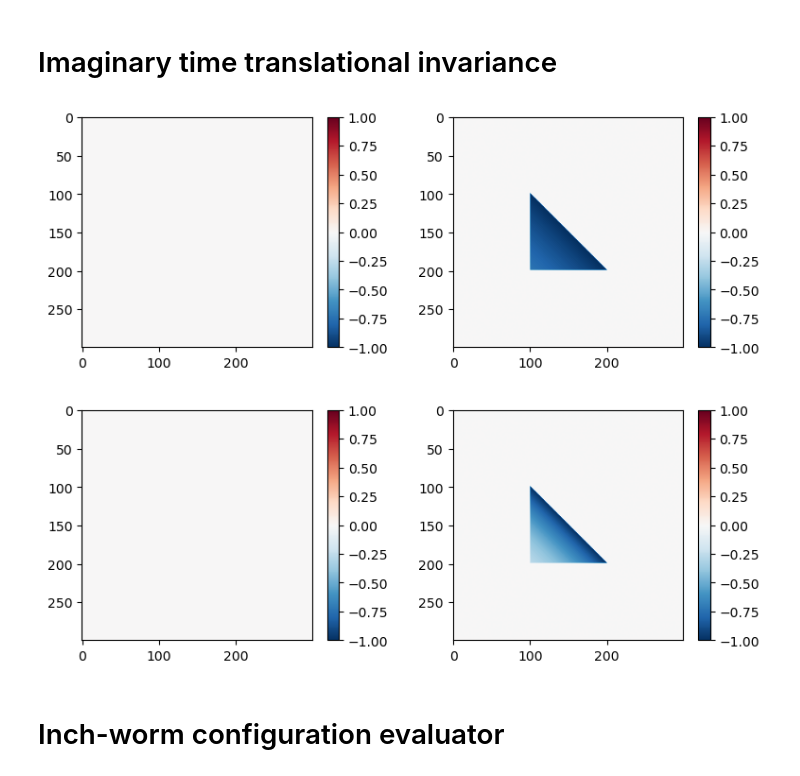
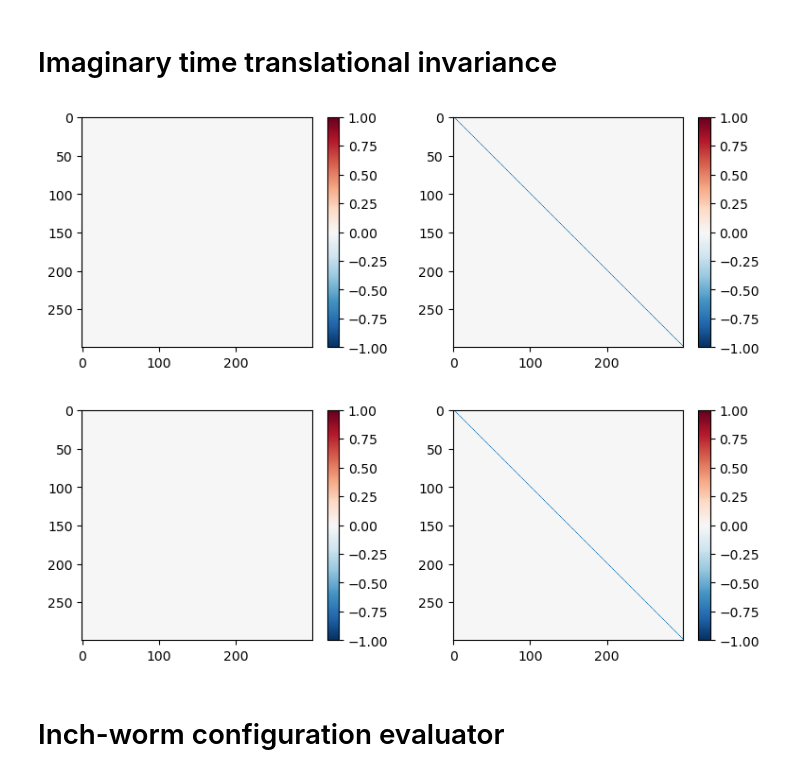
Before and after one commit to krivenko/QInchworm.jl, a Jupyter notebook: experiments/First order inch.ipynb, the cells around one changed output. Saved outputs shown, nothing was run; the diff lists cells and outputs as text; code cells hidden in the pictures.

```diff
--- a/experiments/First order inch.ipynb
+++ b/experiments/First order inch.ipynb
@@ -183,21 +163,0 @@ end;
-# %%
-"""Set all time translation invariant values of the Matsubara branch"""
-function set_matsubara(g, grid, τ, value)
-
-    tau_grid = grid[kd.imaginary_branch]
-    τ_0 = tau_grid[1]
-    τ_beta = tau_grid[end]
-
-    sidx = τ.idx
-    eidx = τ_beta.idx
-
-    #println("sidx, eidx = $sidx, $eidx")
-
-    for τ_1 in grid[sidx:eidx]
-        #i1 = τ_beta.idx - (τ_2.idx - τ_0.idx)
-        i1 = τ_1.idx
-        i2 = τ_0.idx + τ_1.idx - τ.idx
-        #println("i1, i2 = $(i1) $(i2)")
-        g[i1, i2] = value
-    end
-end;
@@ -223,9 +164,13 @@ end
 # %%
+import QInchworm.ppgf: set_matsubara, set_ppgf_initial_conditions
+
+set_ppgf_initial_conditions(G)
+
 plt.figure(); plot2d(G[1].data[1, 1, :, :])
 plt.figure(); plot2d(G[2].data[1, 1, :, :])
 # %% [output]
-[figure, old version]
+[figure, new version]
-[figure, old version]
+[figure, new version]
 # %% [markdown]
 # Inch-worm configuration evaluator
 # %%
```
Also changed, not shown: parts of 12 cells of this notebook.
